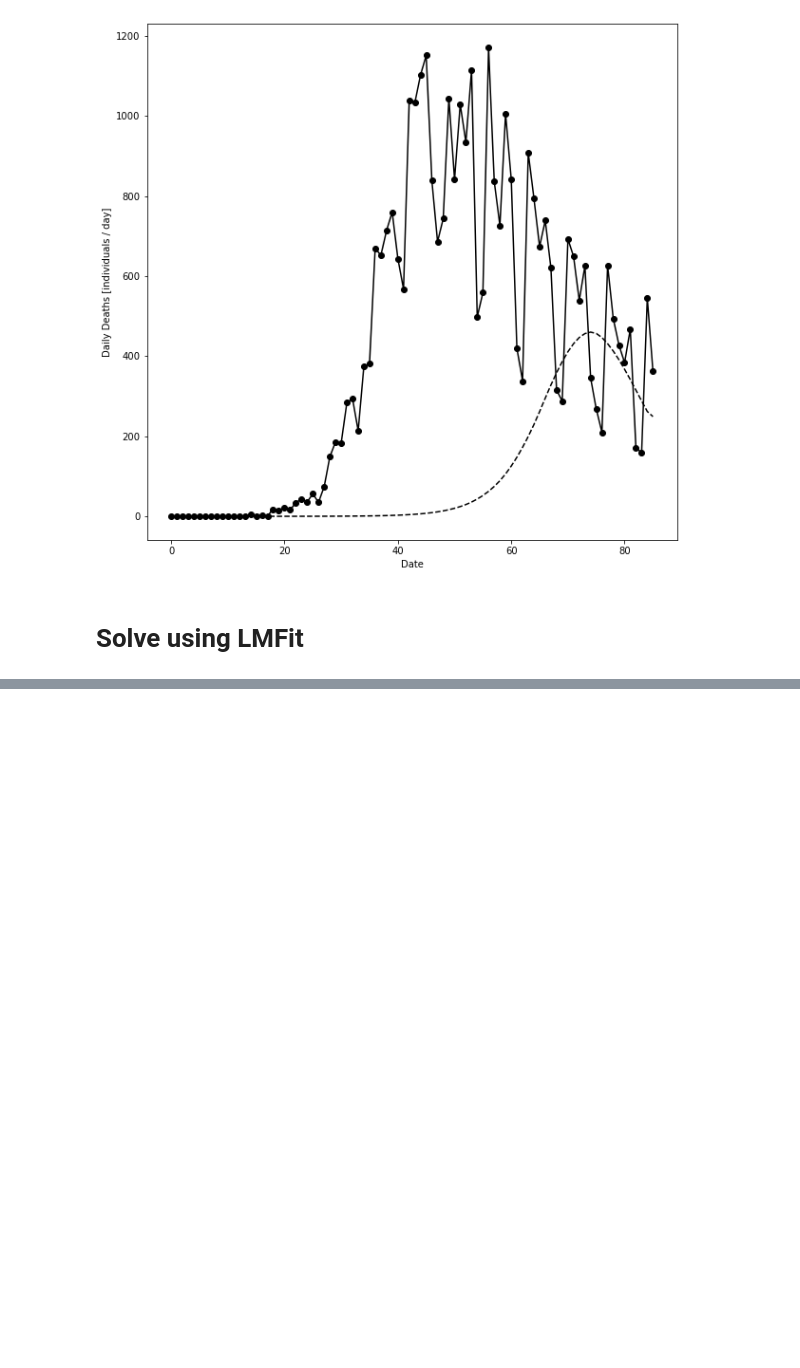
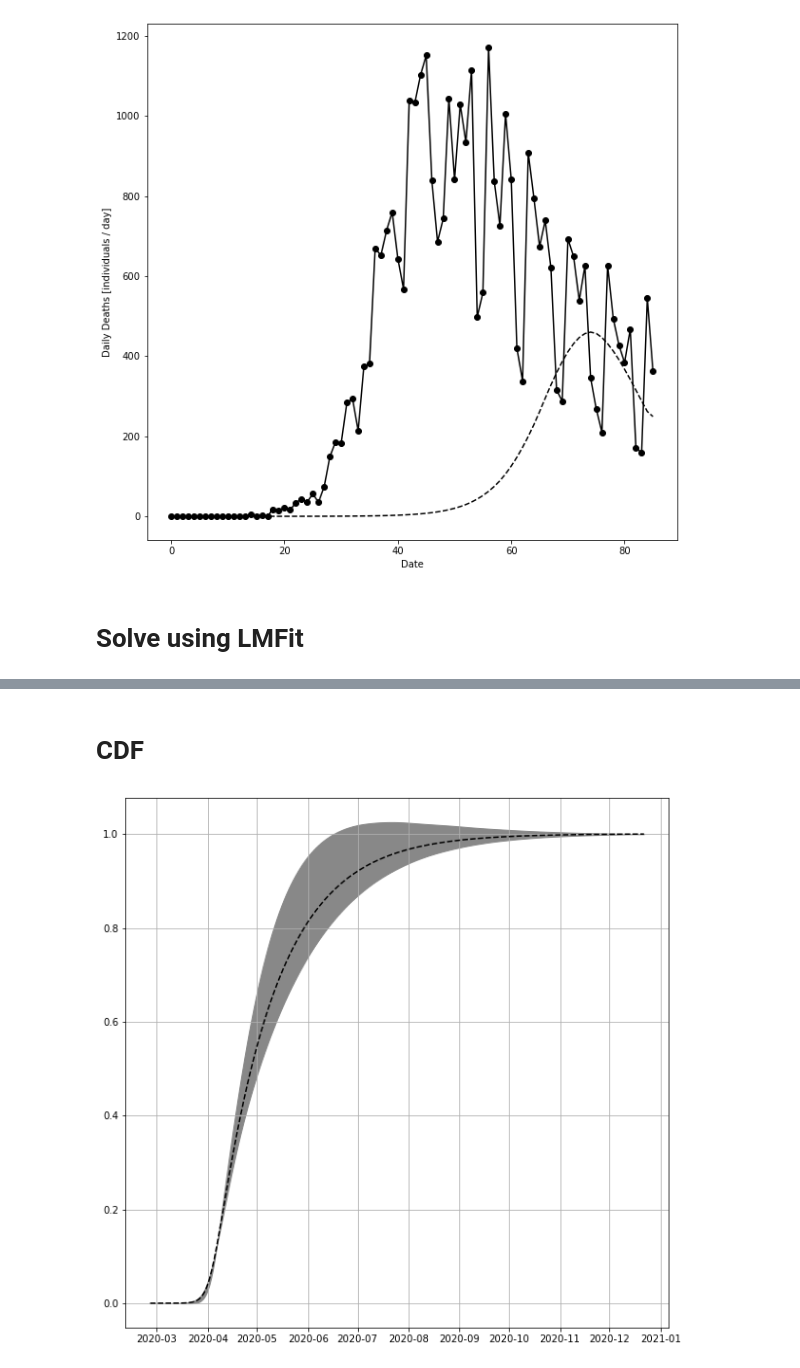
Before and after one commit to dkersh/UK_Covid19_SIRD_model, a Jupyter notebook: studyData.ipynb, the cells around one changed output, grey strips where cells are left out. Cells and saved outputs as stored; diff of their text form; code cells hidden in the pictures; blank space fills up the shorter version.

```diff
--- a/studyData.ipynb
+++ b/studyData.ipynb
@@ -110,0 +111,15 @@ plt.show()
+# %% [markdown]
+# CDF
+# %%
+plt.figure(figsize=(10, 10))
+plt.plot(ttt, np.cumsum(pred)/np.sum(pred), '--k')
+#plt.plot(ttt, np.cumsum(pred-uncertainties)/np.sum(pred-uncertainties))
+#plt.plot(ttt, np.cumsum(pred+uncertainties)/np.sum(pred+uncertainties))
+plt.fill_between(ttt, np.cumsum(pred-uncertainties)/np.sum(pred-uncertainties), np.cumsum(pred+uncertainties)/np.sum(pred+uncertainties), color='#888888')
+plt.grid(True)
+plt.xlabel('Date')
+plt.ylabel('Daily Deaths [individuals]')
+plt.title('UK Death Rate SIRD Model (3 sigma) - 21st May 2020')
+plt.show()
+# %% [output]
+[figure, added]
```
Also changed, not shown: parts of 1 cell of this notebook, 1 other file.
